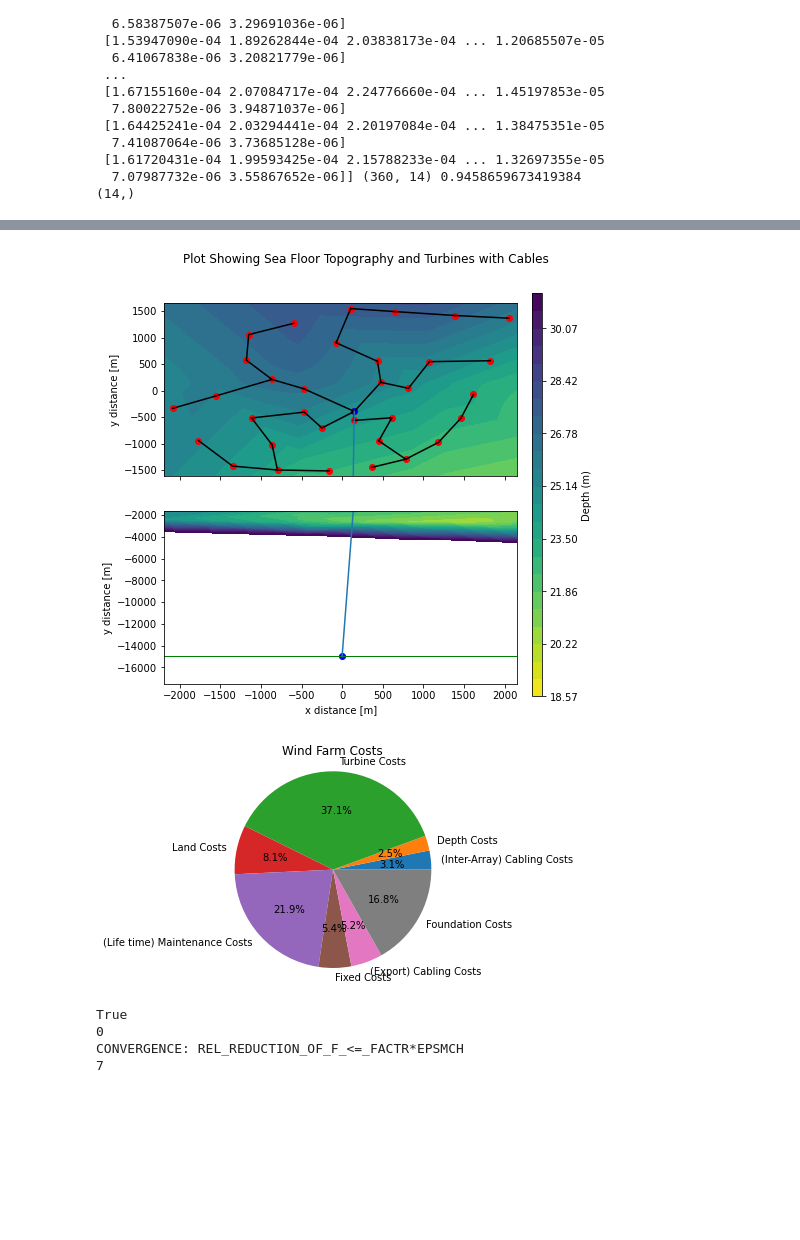
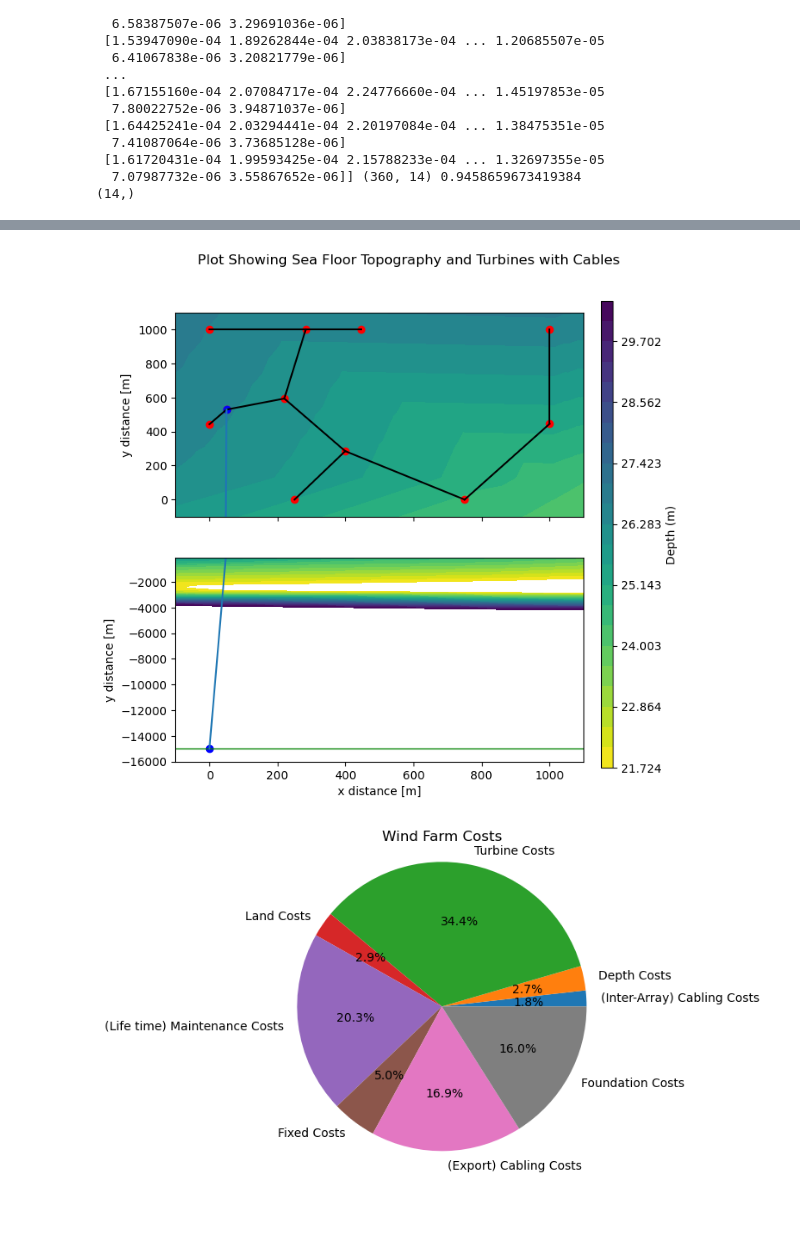
Before and after one commit to HenTuck/3rd-Year-Project, a Jupyter notebook: ModifyingOldModel.ipynb, the cells around one changed output, grey strips where cells are left out. Drawn from its saved outputs; the diff is of its cells as text; code cells hidden in the pictures; blank space fills up the shorter version.

Commit message:
Introducing PyGAD to the Model

```diff
--- a/ModifyingOldModel.ipynb
+++ b/ModifyingOldModel.ipynb
@@ -1308,9 +1259,9 @@ theoretical_max_power_pre = np.sum(output_noWake)
 print('\033[1m'+'\033[4m'+'PRE-OPTIMISED LAYOUT INFORMATION'+'\033[0m'+'\033[0m')
 print()
 MSTweight = Minimum_Spanning_Tree(distance,indiceslist)
-TotalCost = plotting_function(positionlist,indiceslist,MSTweight,data,OnshoreSubstation,ExportDistance)
+TotalCost = plotting_function(positionlist,indiceslist,MSTweight,data,OnshoreSubstation,ExportDistance,numTurbs)
 
-PayBackTime,DiscountedPayBackTime,NPV,ProfIndex = Payback((np.sum(output)),TotalCost,positionlist)
+PayBackTime,DiscountedPayBackTime,NPV,ProfIndex = Payback((np.sum(output)),TotalCost,positionlist,numTurbs)
 
 # print('\033[1m'+'Total Power Output:'+'\033[0m', np.sum(output), 'W')
 # print('\033[1m'+'Cost per Watt:'+'\033[0m',TotalCost/np.sum(output),'£/W')
@@ -1352,18 +1302,0 @@ Profitability Index: £ 1.3672414119641982 over a  20 year period
-# %%
-#REDUCING NO. OF TURBINES PRE-OPTIMISATION
-overspend = TotalCost - budget
-if overspend > 0:
-    nturbstoremove = math.floor(overspend/(MinCostperTurbTot))
-    ### It can be safely assumed that this many turbines at minimum can be removed.
-    print('Number of removed turbines:', nturbstoremove)
-    for amount in range(0,nturbstoremove):
-        nturb = nturb - 1
-        positionlist = np.delete(positionlist, len(positionlist)-1, 0)
-    indiceslist,u_labels,label = clustering_algorithm(positionlist,nturb,maxnodespertree)
-    print('new number of turbines:', nturb)
-# %%
-v=2
-for amount in range(0,v):
-    nturb = nturb - 1
-    positionlist = np.delete(positionlist, len(positionlist)-1, 0)
-indiceslist,u_labels,label = clustering_algorithm(positionlist,nturb,maxnodespertree)
@@ -1540,14 +1302,0 @@ Total function time: 442.26263529999994
-# %%
-#DEFINES OPTIMAL LAYOUT USING DATA TAKEN FROM OPTIMISATION
-distance,angle,distance_global,angle_global = geom_analysis(smallestpositionlist,smallestindiceslist)
-MSTweight = Minimum_Spanning_Tree(distance,smallestindiceslist)
-wsr=windspeedreduction(distance_global,angle_global,angles,model)
-powout=power(wsr,velocities) # total output power
-output=np.tensordot(powout,wsp,axes=2)
-## Below calculates max theoreticl power output
-wsr_noWake = np.ones(wsr.shape)
-powout_noWake = power(wsr_noWake,velocities)
-output_noWake=np.tensordot(powout_noWake,wsp,axes=2)
-theoretical_max_power = np.sum(output_noWake)
-
-print(f'smallestpositionlist.shape = {smallestpositionlist.shape}\nangles.shape = {angles.shape}')
@@ -1559,14 +1583,14 @@ angles.shape = (360,)
 
 print('\033[1m'+'\033[4m'+'POST-OPTIMISED LAYOUT INFORMATION (ATTENUATION TESTING)'+'\033[0m'+'\033[0m')
 print()
-OptimizedTPO = smallestTotalCost/smallestCostPerWatt
-plotting_function(smallestpositionlist,smallestindiceslist,MSTweight,data,OnshoreSubstation,smallestExportDistance)
-OptimizedPayBackTime,OptimizedDiscountedPayBackTime,OptimizedNPV,OptimizedProfIndex = Payback(OptimizedTPO,smallestTotalCost,smallestpositionlist)
+OptimizedTPO = TotalCost/CostperWatt
+plotting_function(positionlist,indiceslist,MSTweight,data,OnshoreSubstation,ExportDistance,numTurbs)
+OptimizedPayBackTime,OptimizedDiscountedPayBackTime,OptimizedNPV,OptimizedProfIndex = Payback(OptimizedTPO,TotalCost,positionlist,numTurbs)
 
 print('\033[1m'+'Total Power Output:'+'\033[0m', OptimizedTPO, 'W')
 print('\033[1m'+'Theoretical Max Total Power Output:'+'\033[0m', theoretical_max_power, 'W')
 print('\033[1m'+'Percentage power lost to wake effcts:'+'\033[0m', (1-(OptimizedTPO/theoretical_max_power))*100, '%')
-print('\033[1m'+'Cost per Watt'+'\033[0m',smallestCostPerWatt,'£/W')
+print('\033[1m'+'Cost per Watt'+'\033[0m',CostperWatt,'£/W')
 print('')
 print('\033[1m'+'Payback Time:'+'\033[0m',OptimizedPayBackTime,'years')
 print('\033[1m'+'Discounted Payback Time:'+'\033[0m',OptimizedDiscountedPayBackTime,'years')
@@ -1593,2 +1617,2 @@ Profitability Index: £ 1.5466368978564984 over a  20 year period
-[figure, old version]
+[figure, new version]
-[figure, old version]
+[figure, new version]
@@ -1608,10 +1619,2 @@ with open('optimised_farm_variables.pkl', 'wb') as f:
-# %%
-print(res.success) # whether the minization was succesful or not
-print(res.status) # termination status
-print(res.message) # Description of the cause of termination
-print(res.nit) # number of iterations performed by the optimizer
-# %% [output]
-True
-0
-CONVERGENCE: REL_REDUCTION_OF_F_<=_FACTR*EPSMCH
-7
+# %% [markdown]
+###
```
Also changed, not shown: parts of 65 cells of this notebook.
